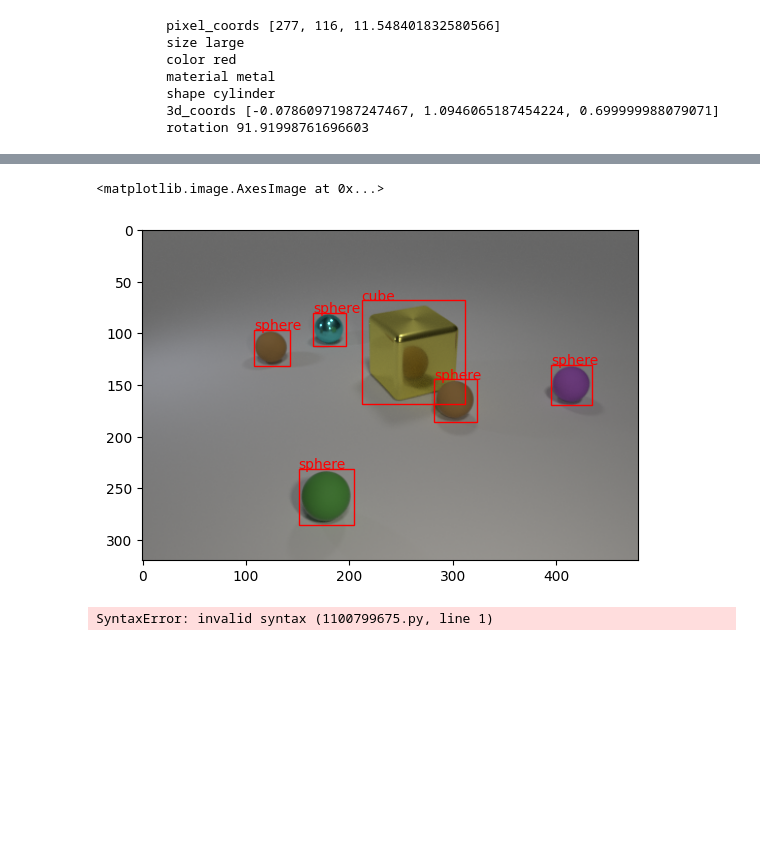
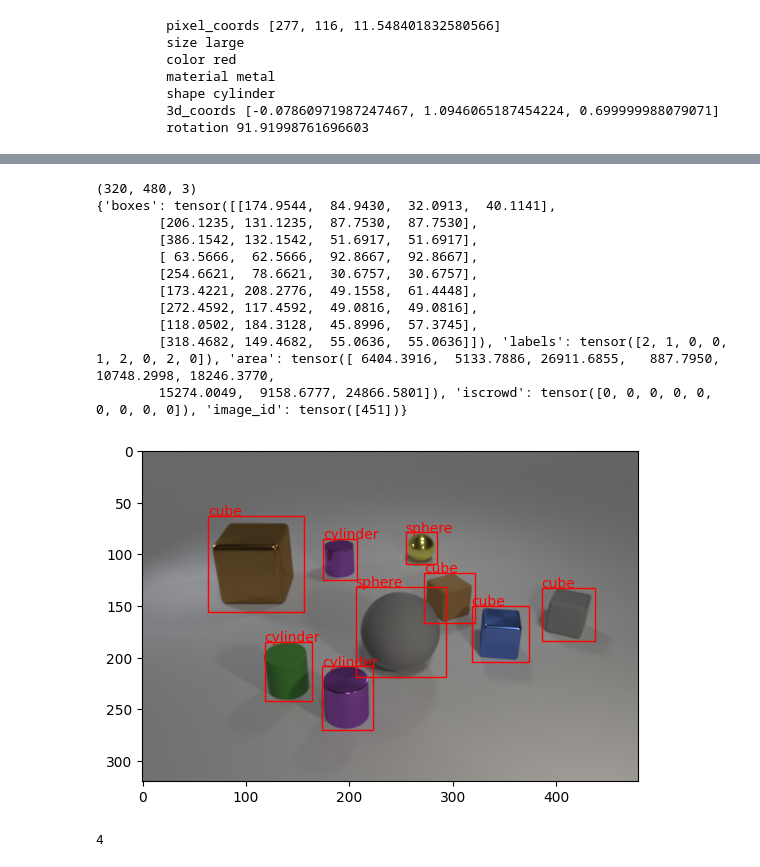
Before and after one commit to smb-h/iirbctf, a Jupyter notebook: notebooks/faster_rcnn_torch.ipynb, the cells around one changed output, grey strips where cells are left out. Saved outputs shown, nothing was run; the diff lists cells and outputs as text; code cells hidden in the pictures; blank space fills up the shorter version.

Commit message:
:construction: update(models): Fine tuning Faster RCNN

```diff
--- a/notebooks/faster_rcnn_torch.ipynb
+++ b/notebooks/faster_rcnn_torch.ipynb
@@ -266,19 +305,13 @@ class CLEVRDataset(torch.utils.data.Dataset):
 # %%
-test = CLEVRDataset(x_train, y_train)
-# plot sample
-img, boxes, labels = test[3]
-boxes = boxes.numpy()
-labels = labels.numpy()
-for i in range(len(boxes)):
-    plt.gcf().gca().add_artist(plt.Rectangle(
-        (boxes[i][0], boxes[i][1]),
-        boxes[i][2],
-        boxes[i][3],
-        color='r', fill=False)
-    )
-    # show labels
-    plt.text(boxes[i][0], boxes[i][1], test.classes[labels[i]], color='r')
-plt.imshow(img)
+# plot bounding boxes
+def plot_bbox(img, target):
+    for i in range(len(target['boxes'])):
+        plt.gcf().gca().add_artist(plt.Rectangle(
+            (target['boxes'][i][0], target['boxes'][i][1]),
+            target['boxes'][i][2],
+            target['boxes'][i][3],
+            color='red', fill=False)
+        )
+        # show labels
+        plt.text(target['boxes'][i][0], target['boxes'][i][1], test.classes[target['labels'][i]], color='red')
+    plt.imshow(img)
-# %% [output]
-<matplotlib.image.AxesImage at 0x...>
-[figure, removed]
@@ -292,7 +318,25 @@ backbone = resnet_fpn_backbone(
+# %%
+test = CLEVRDataset(x_train, y_train)
+img, target = test[random.randint(0, len(y_train))]
+print(img.shape)
+print(target)
+plot_bbox(img, target)
+# %% [output]
+(320, 480, 3)
+{'boxes': tensor([[174.9544,  84.9430,  32.0913,  40.1141],
+        [206.1235, 131.1235,  87.7530,  87.7530],
+        [386.1542, 132.1542,  51.6917,  51.6917],
+        [ 63.5666,  62.5666,  92.8667,  92.8667],
+        [254.6621,  78.6621,  30.6757,  30.6757],
+        [173.4221, 208.2776,  49.1558,  61.4448],
+        [272.4592, 117.4592,  49.0816,  49.0816],
+        [118.0502, 184.3128,  45.8996,  57.3745],
+        [318.4682, 149.4682,  55.0636,  55.0636]]), 'labels': tensor([2, 1, 0, 0, 1, 2, 0, 2, 0]), 'area': tensor([ 6404.3916,  5133.7886, 26911.6855,   887.7950, 10748.2998, 18246.3770,
+        15274.0049,  9158.6777, 24866.5801]), 'iscrowd': tensor([0, 0, 0, 0, 0, 0, 0, 0, 0]), 'image_id': tensor([451])}
+[figure, added]
 # %%
 # +1 for background
-num_classes = num_labels + 1
-
-faster_rcnn = FasterRCNN(backbone=backbone, num_classes=num_classes)
+num_classes = len(test.classes) + 1
+num_classes
 # %% [output]
-SyntaxError: invalid syntax (1100799675.py, line 1)
+4
```
Also changed, not shown: parts of 15 cells of this notebook.
